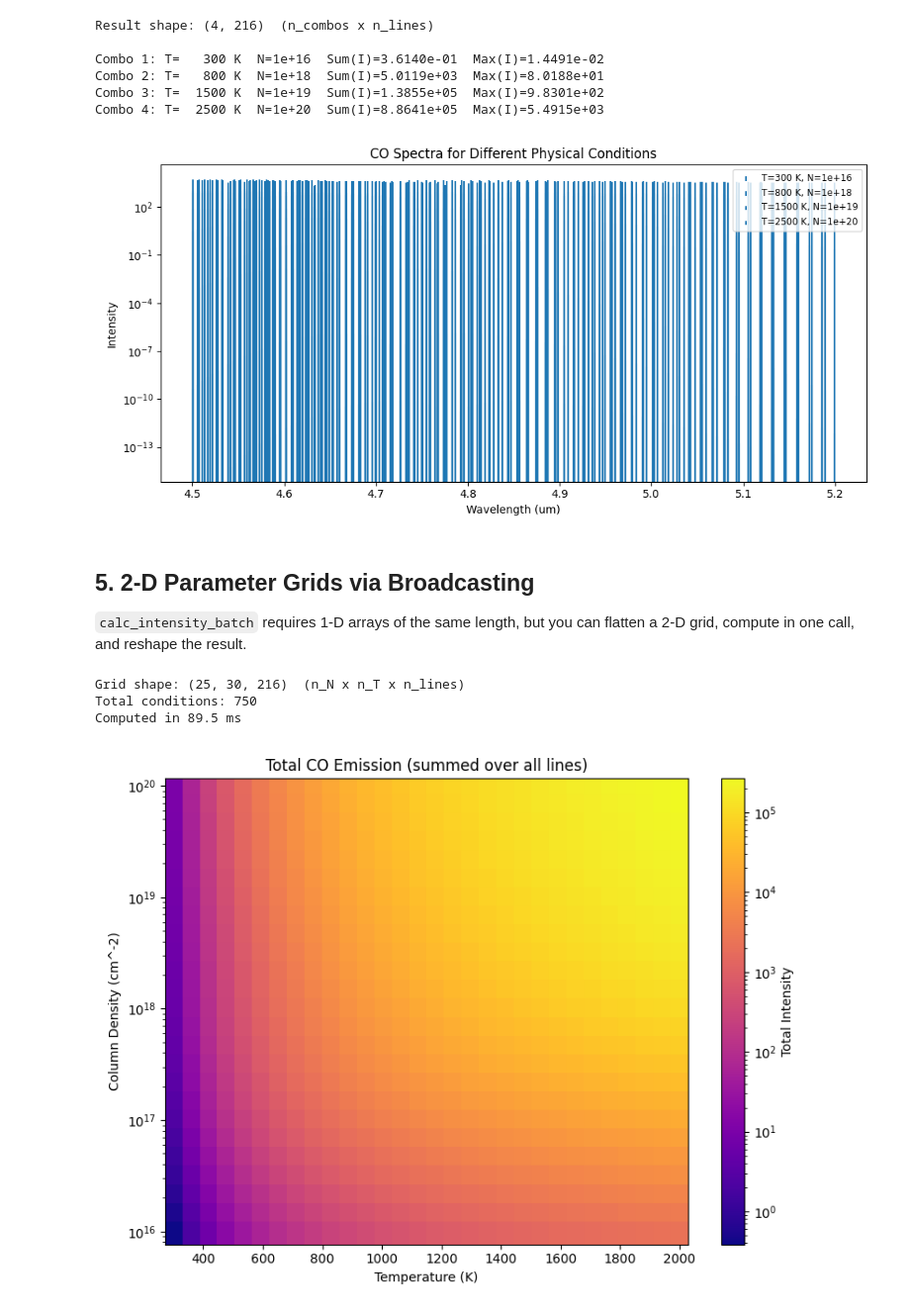
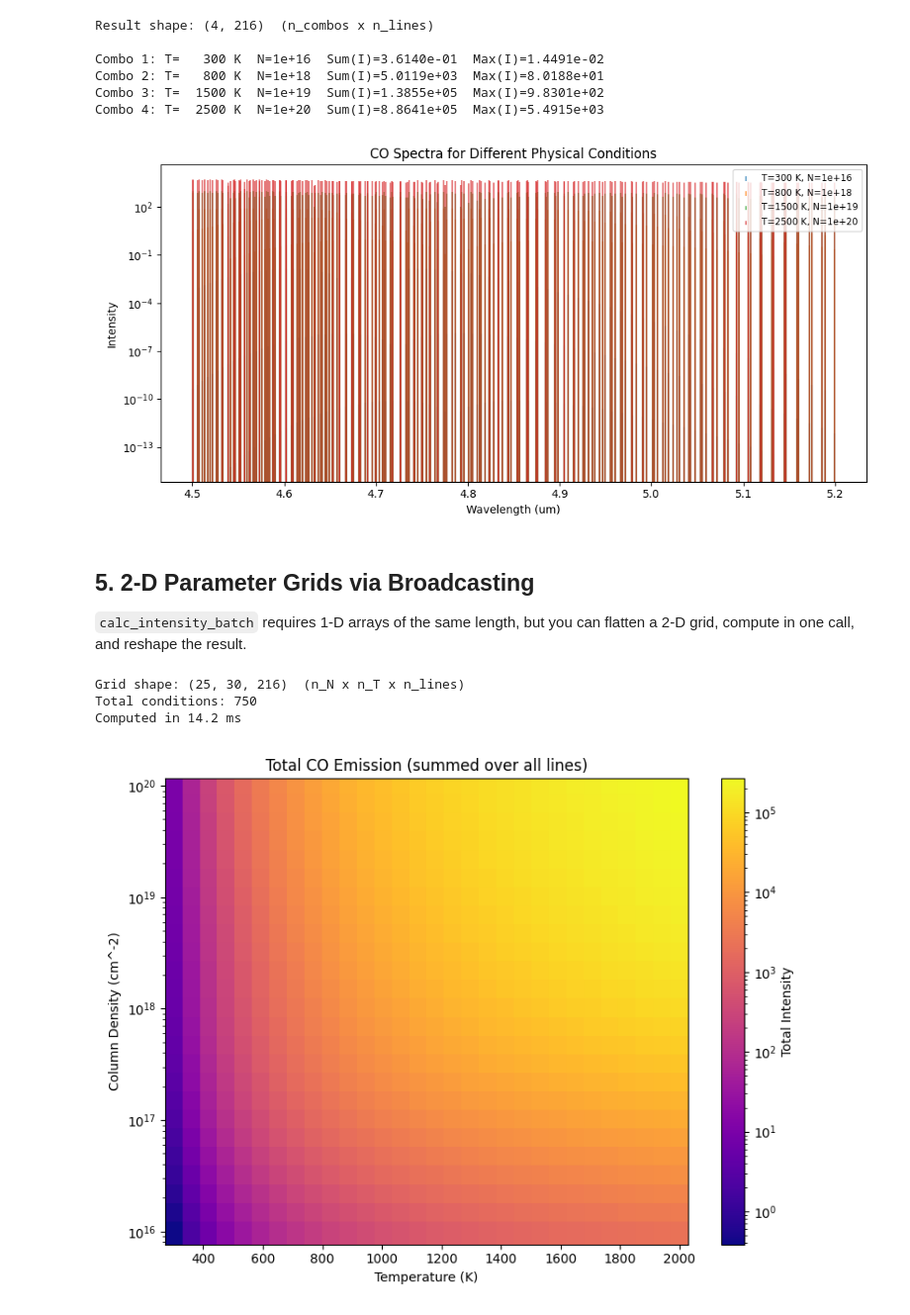
Before and after one commit to spexod/iSLAT, a Jupyter notebook: Examples/Notebooks/DataTypes/Intensity_Batch_Examples.ipynb, the cells around one changed output. Shown at 99% size. Cells and saved outputs as stored; diff of their text form; code cells hidden in the pictures.

Commit message:
Improved Intensity example notebooks

```diff
--- a/Examples/Notebooks/DataTypes/Intensity_Batch_Examples.ipynb
+++ b/Examples/Notebooks/DataTypes/Intensity_Batch_Examples.ipynb
@@ -83,13 +87,13 @@ The batch API avoids per-call overhead (partition-function interpolation, memory
 # %%
 # --- Batch ---
 t0 = time.perf_counter()
-batch_result = co_intens.calc_intensity_batch(temps, n_mols, dvs)
+batch_result = mol1_intens.calc_intensity_batch(temps, n_mols, dvs)
 t_batch = time.perf_counter() - t0
 
 # --- Sequential loop ---
 t0 = time.perf_counter()
 for i in range(len(temps)):
-    co_intens.calc_intensity(t_kin=temps[i], n_mol=n_mols[i], dv=dvs[i])
+    mol1_intens.calc_intensity(t_kin=temps[i], n_mol=n_mols[i], dv=dvs[i])
 t_loop = time.perf_counter() - t0
 
 print(f"Batch time: {t_batch*1000:.1f} ms  ({len(temps)} conditions)")
@@ -102,19 +106,19 @@ Speedup:    1.7x
 # %%
-# Repeat with H2O to show the advantage grows with line-list size
-h2o_intens = Intensity(h2o_lines)
+# Repeat with mol2 to show the advantage grows with line-list size
+mol2_intens = Intensity(mol2_lines)
 
 t0 = time.perf_counter()
-h2o_batch = h2o_intens.calc_intensity_batch(temps, n_mols, dvs)
-t_batch_h2o = time.perf_counter() - t0
+mol2_batch = mol2_intens.calc_intensity_batch(temps, n_mols, dvs)
+t_batch_mol2 = time.perf_counter() - t0
 
 t0 = time.perf_counter()
 for i in range(len(temps)):
-    h2o_intens.calc_intensity(t_kin=temps[i], n_mol=n_mols[i], dv=dvs[i])
-t_loop_h2o = time.perf_counter() - t0
+    mol2_intens.calc_intensity(t_kin=temps[i], n_mol=n_mols[i], dv=dvs[i])
+t_loop_mol2 = time.perf_counter() - t0
 
-print(f"H2O ({len(h2o_lines)} lines):")
-print(f"  Batch: {t_batch_h2o*1000:.1f} ms")
-print(f"  Loop:  {t_loop_h2o*1000:.1f} ms")
-print(f"  Speedup: {t_loop_h2o / t_batch_h2o:.1f}x")
+print(f"{mol2_id} ({len(mol2_lines)} lines):")
+print(f"  Batch: {t_batch_mol2*1000:.1f} ms")
+print(f"  Loop:  {t_loop_mol2*1000:.1f} ms")
+print(f"  Speedup: {t_loop_mol2 / t_batch_mol2:.1f}x")
 # %% [output]
 H2O (2625 lines):
@@ -126,13 +130,13 @@ H2O (2625 lines):
 
 The `(n_conditions, n_lines)` batch output maps naturally to `pcolormesh` images.
 # %%
-co_wl = co_lines.get_wavelengths()
+mol1_wl = mol1_lines.get_wavelengths()
 
 fig, ax = plt.subplots(figsize=(10, 5))
-im = ax.pcolormesh(co_wl, temps, batch_result, shading='nearest', cmap='inferno')
+im = ax.pcolormesh(mol1_wl, temps, batch_result, shading='nearest', cmap='inferno')
 ax.set_xlabel('Wavelength (um)')
 ax.set_ylabel('Temperature (K)')
-ax.set_title('CO Line Intensities - Temperature Sweep')
+ax.set_title(f'{mol1_id} Line Intensities - Temperature Sweep')
 plt.colorbar(im, ax=ax, label='Intensity (erg/s/cm^2/sr/Hz)')
 
 plt.tight_layout()
@@ -173,7 +177,7 @@ combos = [
     {'t_kin': 2500.0, 'n_mol': 1e20, 'dv': 5.0},   # very hot, very thick
 ]
 
-bulk_result = co_intens.bulk_parameter_update_vectorized(combos)
+bulk_result = mol1_intens.bulk_parameter_update_vectorized(combos)
 
 print(f"Result shape: {bulk_result.shape}  (n_combos x n_lines)\n")
 for i, c in enumerate(combos):
@@ -189,21 +193,26 @@ Combo 4: T=  2500 K  N=1e+20  Sum(I)=8.8641e+05  Max(I)=5.4915e+03
 # %%
 # Overlay the results on a single plot
 fig, ax = plt.subplots(figsize=(10, 5))
+colors = plt.cm.tab10(np.arange(len(combos)))
 
 for i, c in enumerate(combos):
     label = f"T={c['t_kin']:.0f} K, N={c['n_mol']:.0e}"
-    ax.stem(co_wl, bulk_result[i], markerfmt=' ', basefmt=' ', label=label)
+    markerline, stemlines, baseline = ax.stem(
+        mol1_wl, bulk_result[i], markerfmt=' ', basefmt=' ', label=label
+    )
+    plt.setp(stemlines, color=colors[i], alpha=0.6)
+    plt.setp(baseline, visible=False)
 
 ax.set_xlabel('Wavelength (um)')
 ax.set_ylabel('Intensity')
-ax.set_title('CO Spectra for Different Physical Conditions')
+ax.set_title(f'{mol1_id} Spectra for Different Physical Conditions')
 ax.set_yscale('log')
 ax.legend(fontsize='small', loc='upper right')
 
 plt.tight_layout()
 plt.show()
 # %% [output]
-[figure, old version]
+[figure, new version]
 # %% [markdown]
 ## 5. 2-D Parameter Grids via Broadcasting
 
@@ -218,7 +227,7 @@ dv_grid = np.full_like(T_grid, 2.0)
 
 # Flatten, compute, reshape
 t0 = time.perf_counter()
-grid_result = co_intens.calc_intensity_batch(
+grid_result = mol1_intens.calc_intensity_batch(
     T_grid.ravel(), N_grid.ravel(), dv_grid.ravel()
 )  # shape (750, n_lines)
 elapsed = time.perf_counter() - t0
@@ -232,7 +241,7 @@ print(f"Computed in {elapsed*1000:.1f} ms")
 # %% [output]
 Grid shape: (25, 30, 216)  (n_N x n_T x n_lines)
 Total conditions: 750
-Computed in 89.5 ms
+Computed in 14.2 ms
 # %%
 # Sum over all lines to get total emission at each (T, N)
 total_emission = grid_3d.sum(axis=2)  # (n_N, n_T)
```
Also changed, not shown: parts of 8 cells of this notebook, 2 other files.
